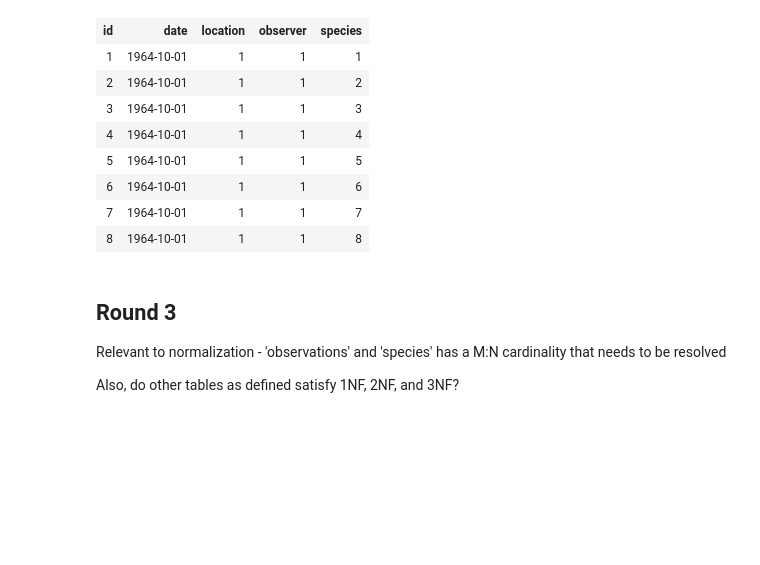
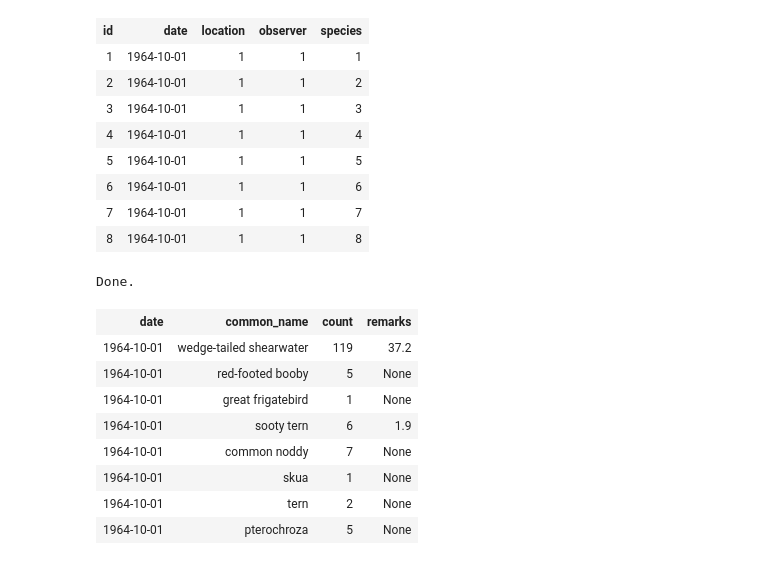
Before and after one commit to unmrds/cc-database-2, a Jupyter notebook: SQL magic.ipynb, the cells around one changed output. Drawn from its saved outputs; the diff is of its cells as text; code cells hidden in the pictures; blank space fills up the shorter version.

```diff
--- a/SQL magic.ipynb
+++ b/SQL magic.ipynb
@@ -258,9 +260,19 @@ Done.
 | 6 | 1964-10-01 | 1 | 1 | 6 |
 | 7 | 1964-10-01 | 1 | 1 | 7 |
 | 8 | 1964-10-01 | 1 | 1 | 8 |
-# %% [markdown]
-## Round 3
-
-Relevant to normalization - 'observations' and 'species' has a M:N cardinality that needs to be resolved
-
-Also, do other tables as defined satisfy 1NF, 2NF, and 3NF?
+# %%
+%%sql
+SELECT observation.date, species.common_name, species.count, species.remarks
+FROM observation
+INNER JOIN species ON observation.species = species.id
+# %% [output]
+Done.
+| date | common_name | count | remarks |
+| 1964-10-01 | wedge-tailed shearwater | 119 | 37.2 |
+| 1964-10-01 | red-footed booby | 5 | None |
+| 1964-10-01 | great frigatebird | 1 | None |
+| 1964-10-01 | sooty tern | 6 | 1.9 |
+| 1964-10-01 | common noddy | 7 | None |
+| 1964-10-01 | skua | 1 | None |
+| 1964-10-01 | tern | 2 | None |
+| 1964-10-01 | pterochroza | 5 | None |
```
Also changed, not shown: parts of 4 cells of this notebook.
